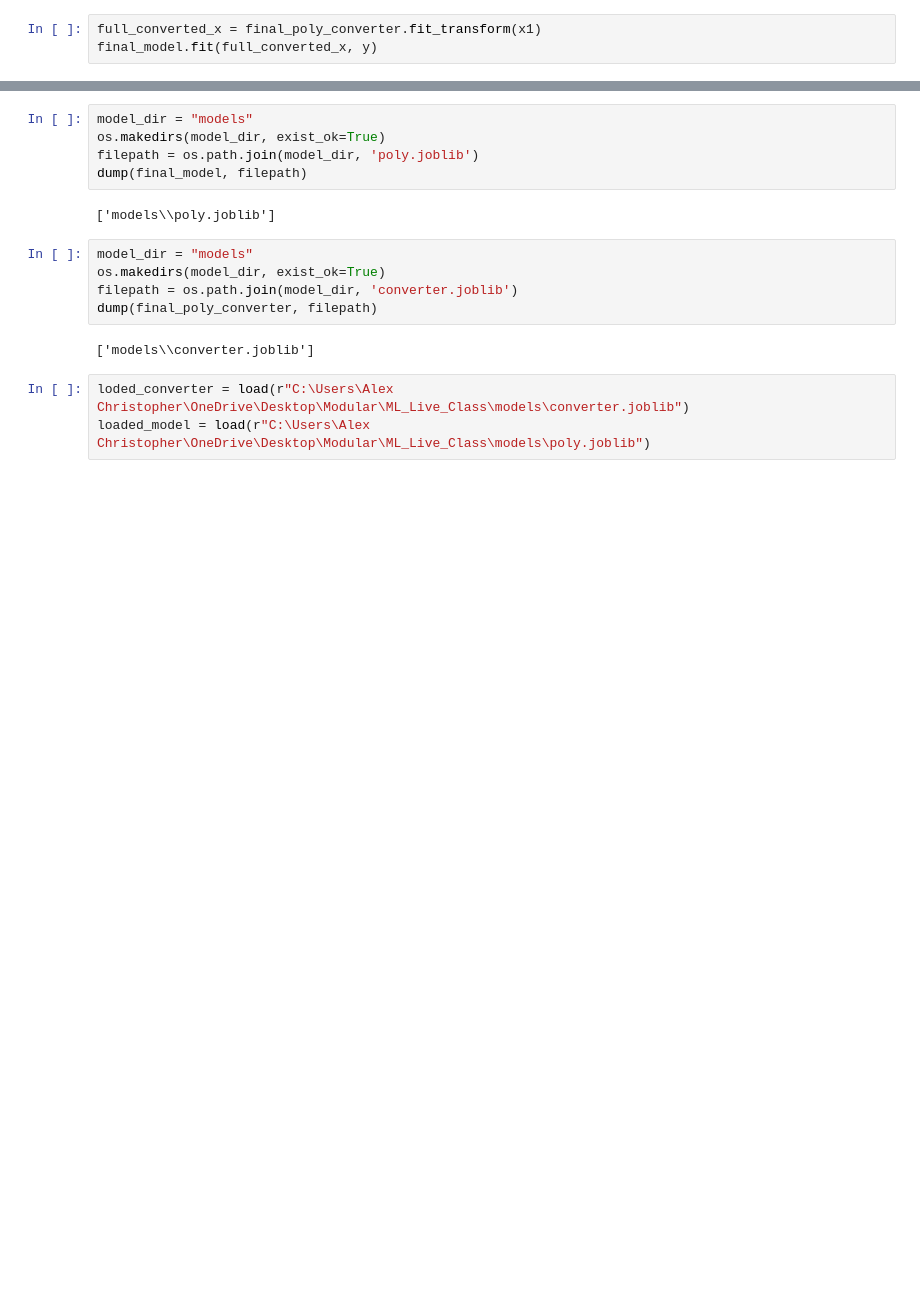
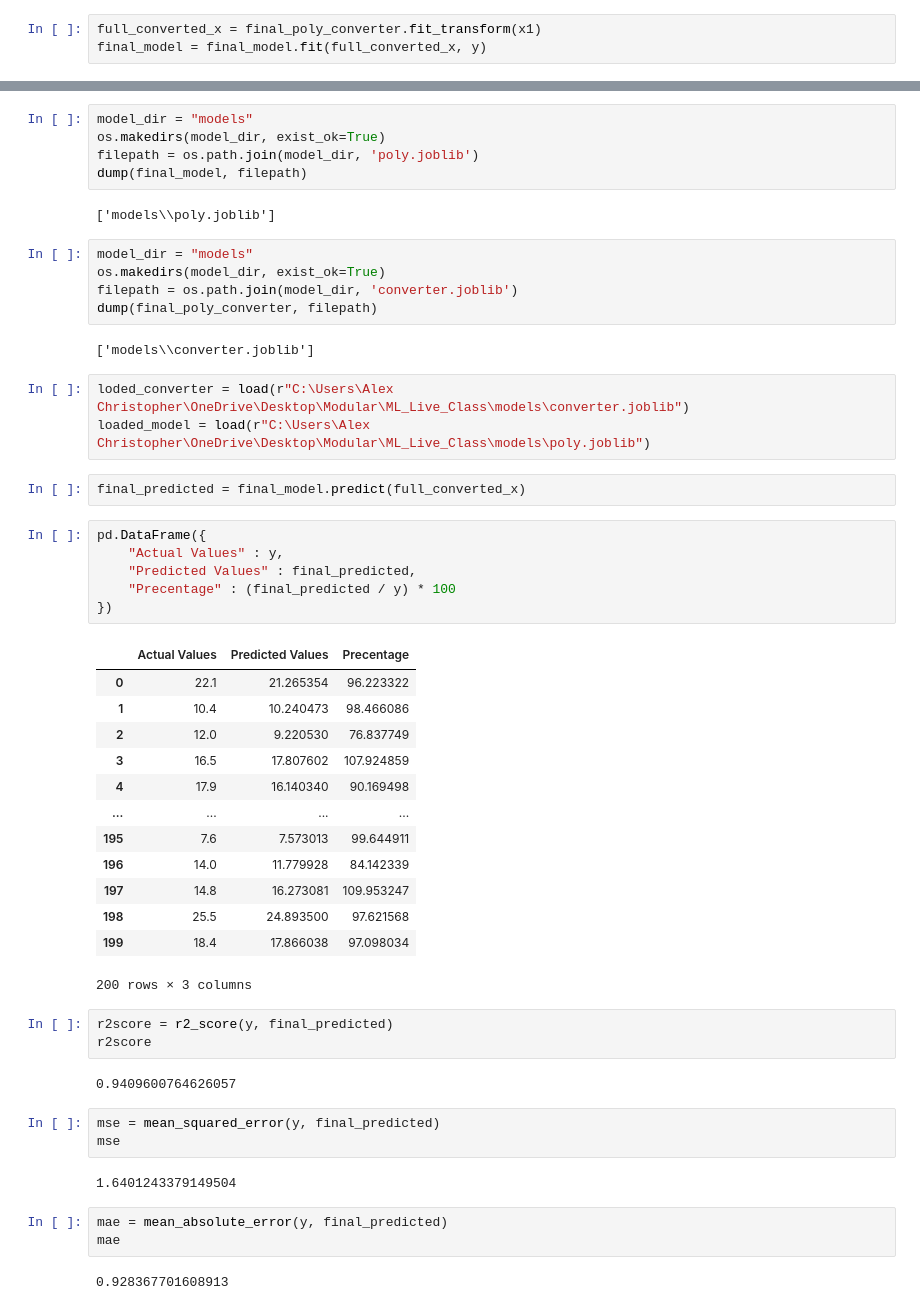
Before and after one commit to alex-christopher/ML_Live_Class, a Jupyter notebook: linear_regression.ipynb, the cells around one changed output, grey strips where cells are left out. Drawn from its saved outputs; the diff is of its cells as text; blank space fills up the shorter version.

```diff
--- a/linear_regression_1.ipynb
+++ b/linear_regression.ipynb
@@ -461,4 +461,4 @@ final_poly_converter = PolynomialFeatures(degree=3, include_bias=False)
 final_model = LinearRegression()
 # %%
 full_converted_x = final_poly_converter.fit_transform(x1)
-final_model.fit(full_converted_x, y)
+final_model = final_model.fit(full_converted_x, y)
@@ -481,3 +479,40 @@ dump(final_poly_converter, filepath)
 # %%
 loded_converter = load(r"C:\Users\Alex Christopher\OneDrive\Desktop\Modular\ML_Live_Class\models\converter.joblib")
 loaded_model = load(r"C:\Users\Alex Christopher\OneDrive\Desktop\Modular\ML_Live_Class\models\poly.joblib")
+# %%
+final_predicted = final_model.predict(full_converted_x)
+# %%
+pd.DataFrame({
+    "Actual Values" : y,
+    "Predicted Values" : final_predicted,
+    "Precentage" : (final_predicted / y) * 100
+})
+# %% [output]
+|  | Actual Values | Predicted Values | Precentage |
+| 0 | 22.1 | 21.265354 | 96.223322 |
+| 1 | 10.4 | 10.240473 | 98.466086 |
+| 2 | 12.0 | 9.220530 | 76.837749 |
+| 3 | 16.5 | 17.807602 | 107.924859 |
+| 4 | 17.9 | 16.140340 | 90.169498 |
+| ... | ... | ... | ... |
+| 195 | 7.6 | 7.573013 | 99.644911 |
+| 196 | 14.0 | 11.779928 | 84.142339 |
+| 197 | 14.8 | 16.273081 | 109.953247 |
+| 198 | 25.5 | 24.893500 | 97.621568 |
+| 199 | 18.4 | 17.866038 | 97.098034 |
+200 rows × 3 columns
+# %%
+r2score = r2_score(y, final_predicted)
+r2score
+# %% [output]
+0.9409600764626057
+# %%
+mse = mean_squared_error(y, final_predicted)
+mse
+# %% [output]
+1.6401243379149504
+# %%
+mae = mean_absolute_error(y, final_predicted)
+mae
+# %% [output]
+0.928367701608913
```
Also changed, not shown: parts of 7 cells of this notebook, 3 other files.
